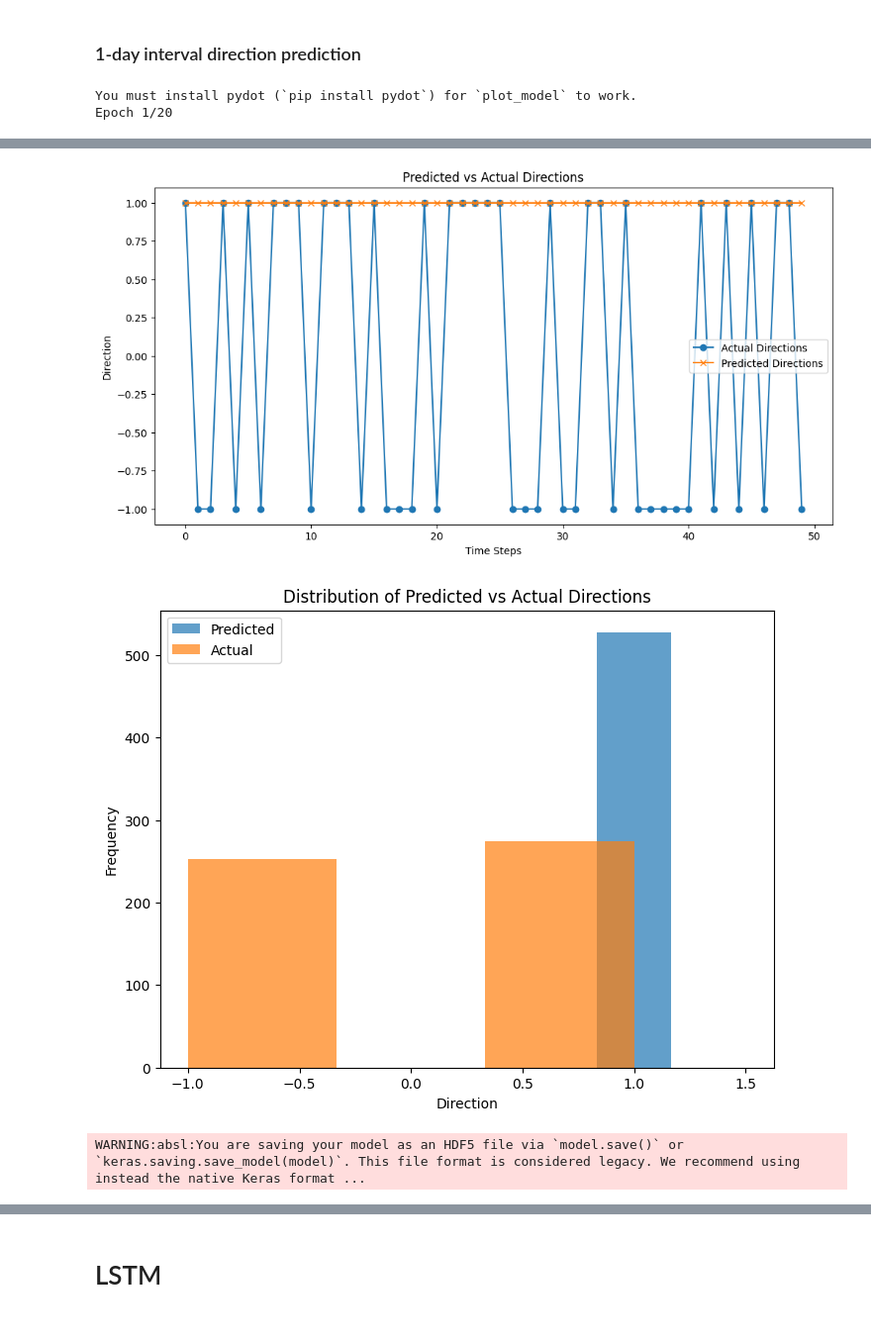
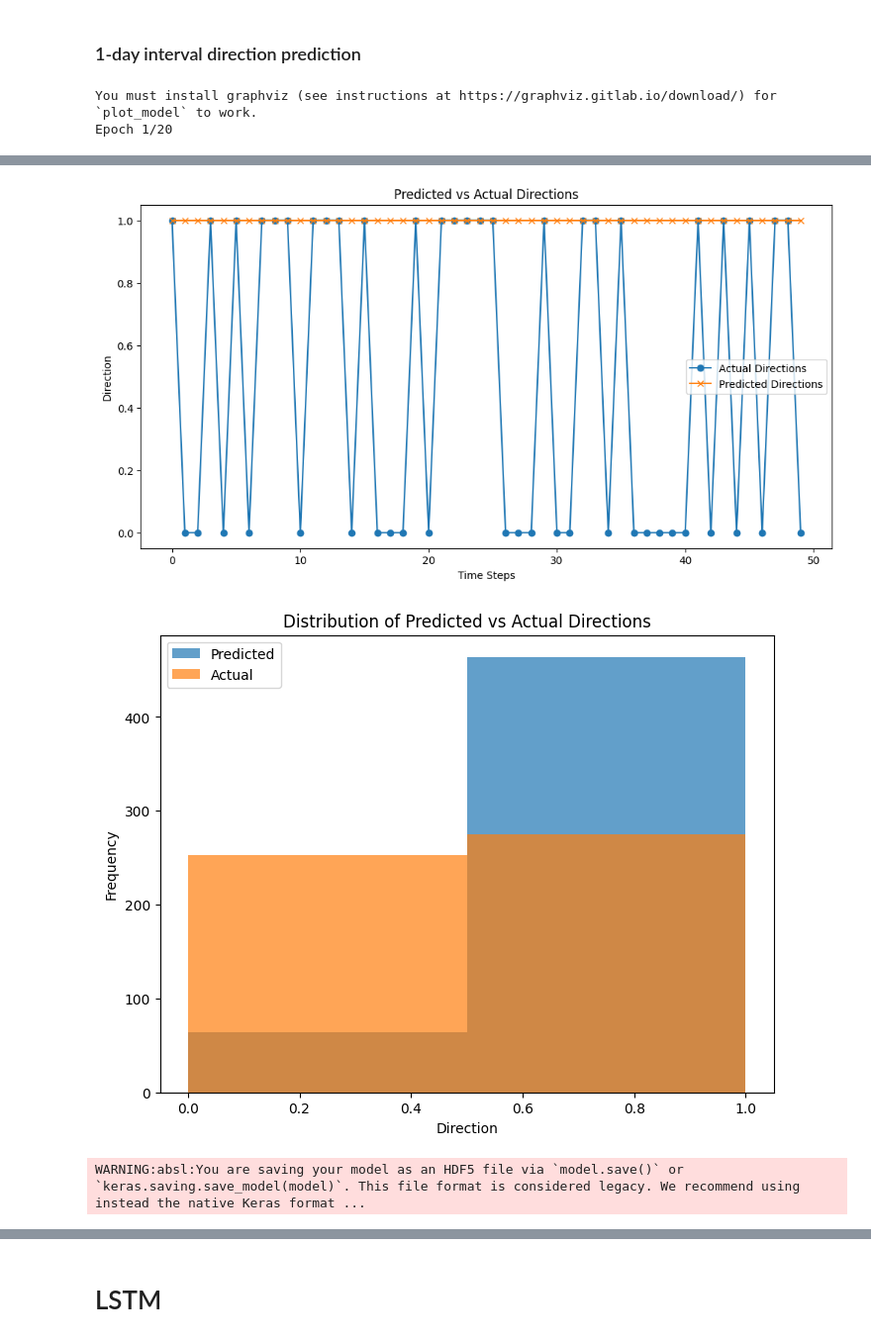
Before and after one commit to Jiazhou-Bi/BTC-Price-Prediction, a Jupyter notebook: scripts/06-model_data.ipynb, the cells around one changed output, grey strips where cells are left out. Shown at 99% size. Drawn from its saved outputs; the diff is of its cells as text; code cells hidden in the pictures.

```diff
--- a/scripts/06-model_data.ipynb
+++ b/scripts/06-model_data.ipynb
@@ -18,10 +18,14 @@ from sklearn.preprocessing import MinMaxScaler
 from tensorflow.keras.utils import to_categorical, plot_model
 import tensorflow as tf
 from tensorflow.keras.models import Sequential
-from tensorflow.keras.layers import Dense, SimpleRNN, Dropout
+from tensorflow.keras.layers import Dense, SimpleRNN, Dropout, LSTM
 from tensorflow.keras.utils import plot_model
-df_1m = pd.read_parquet('../data/02-analysis_data/cleaned_data_1m.parquet')
-df_1h = pd.read_parquet('../data/02-analysis_data/cleaned_data_1h.parquet')
-df_1d = pd.read_parquet('../data/02-analysis_data/cleaned_data_1d.parquet')
+from tensorflow.keras.optimizers import Adam
+from sklearn.metrics import confusion_matrix, ConfusionMatrixDisplay, classification_report
+import seaborn as sns
+df_1m = pd.read_parquet('../data/03-lagged_differences_data/lagged_differences_data_1m.parquet')
+df_1h = pd.read_parquet('../data/03-lagged_differences_data/lagged_differences_data_1h.parquet')
+df_1d = pd.read_parquet('../data/03-lagged_differences_data/lagged_differences_data_1d.parquet')
 df_1m.head()
+#data\03-lagged_differences_data\lagged_differences_data_1d.parquet
 # %% [output]
@@ -39,7 +43,7 @@ df_1m.head()
 ### 1-minute interval direction prediction
 # %%
 # Define features and target
-features = ['open', 'high', 'low', 'close', 'volume', 'was_missing']
+features = ['open_diff', 'high_diff', 'low_diff', 'close_diff', 'volume', 'was_missing']
 target = 'direction'
 X = df_1m[features]
 y = df_1m[target]
@@ -138,5 +142,6 @@ plt.legend()
 plt.show()
 
 # Save the model
-model.save('rnn_direction_model_1m.h5')
+#model.save('../model/RNN/Directional_Classification_Model/rnn_direction_model_1m.h5')
+model.save('../model/RNN/Directional_Classification_Model/rnn_direction_model_1m.keras')
 # %% [output]
@@ -169,19 +292,17 @@ WARNING:absl:You are saving your model as an HDF5 file via `model.save()` or `ke
 ### 1-day interval direction prediction
 # %%
 # Define features and target
-features = ['open', 'high', 'low', 'close', 'volume']
+features = ['open_diff', 'high_diff', 'low_diff', 'close_diff', 'volume']
 target = 'direction'
 X = df_1d[features]
 y = df_1d[target]
 
+# Map -1 to 0 for binary classification
+y_binary = (y + 1) // 2  # Map -1 to 0 and keep 1 as is
+
 # Normalize features
 scaler = MinMaxScaler()
 X_scaled = scaler.fit_transform(X)
-
-# Convert target to categorical
-# Shift target values from (-1, 0, 1) to (0, 1, 2) for one-hot encoding
-y_shifted = y + 1  # Shift values to be non-negative
-y_categorical = to_categorical(y_shifted, num_classes=3)  # One-hot encode
 
 # Function to create sequences
 def create_sequences(X, y, time_steps=10):
@@ -193,25 +314,25 @@ def create_sequences(X, y, time_steps=10):
 
 # Create sequences
 time_steps = 10
-X_seq, y_seq = create_sequences(X_scaled, y_categorical, time_steps=time_steps)
+X_seq, y_seq = create_sequences(X_scaled, y_binary.values, time_steps=time_steps)
 
 # Train-test split
 X_train, X_test, y_train, y_test = train_test_split(X_seq, y_seq, test_size=0.2, shuffle=False)
 
 # Define the RNN model
 model = Sequential([
-    SimpleRNN(64, activation='relu', input_shape=(time_steps, X_seq.shape[2])),
-    Dropout(0.2),
-    Dense(32, activation='relu'),
-    Dropout(0.2),
-    Dense(3, activation='softmax')  # Output for 3 classes (-1, 0, 1 mapped to 0, 1, 2)
+    SimpleRNN(128, activation='relu', input_shape=(time_steps, X_seq.shape[2])),
+    Dropout(0.3),
+    Dense(64, activation='relu'),
+    Dropout(0.3),
+    Dense(1, activation='sigmoid')  # Single output with sigmoid for binary classification
 ])
 
 # Compile the model
-model.compile(optimizer='adam', loss='categorical_crossentropy', metrics=['accuracy'])
+model.compile(optimizer=Adam(learning_rate=0.0001), loss='binary_crossentropy', metrics=['accuracy'])
 
 # Visualize the model architecture
-plot_model(model, to_file='rnn_model_architecture.png', show_shapes=True, show_layer_names=True)
+plot_model(model, to_file='rnn_model_architecture_binary.png', show_shapes=True, show_layer_names=True)
 
 # Train the model
 history = model.fit(
@@ -229,10 +350,11 @@ print(f"Test Accuracy: {accuracy}")
 
 # Predict the directions
 y_pred_prob = model.predict(X_test)
-y_pred_classes = np.argmax(y_pred_prob, axis=1) - 1  # Convert back to (-1, 0, 1)
+threshold = 0.51
+y_pred_classes = (y_pred_prob > threshold).astype(int)
 
 # Convert y_test back to original scale for comparison
-y_test_classes = np.argmax(y_test, axis=1) - 1
+y_test_classes = y_test
 
 # Visualize Training Progress
 # Accuracy
@@ -267,8 +389,8 @@ plt.show()
 
 # Visualize Prediction Distribution
 plt.figure(figsize=(8, 6))
-plt.hist(y_pred_classes, bins=3, alpha=0.7, label='Predicted')
-plt.hist(y_test_classes, bins=3, alpha=0.7, label='Actual')
+plt.hist(y_pred_classes, bins=2, alpha=0.7, label='Predicted')
+plt.hist(y_test_classes, bins=2, alpha=0.7, label='Actual')
 plt.title('Distribution of Predicted vs Actual Directions')
 plt.xlabel('Direction')
 plt.ylabel('Frequency')
@@ -276,7 +398,7 @@ plt.legend()
 plt.show()
 
 # Save the model
-model.save('../model/RNN/Directional_Classification_Model/rnn_direction_model_1d.h5')
+model.save('../model/RNN/Directional_Classification_Model/rnn_direction_model_binary_1d.h5')
 # %% [output]
-You must install pydot (`pip install pydot`) for `plot_model` to work.
+You must install graphviz (see instructions at https://graphviz.gitlab.io/download/) for `plot_model` to work.
 Epoch 1/20
@@ -302,3 +424,3 @@ Test Accuracy: 0.5208333134651184
-[figure, old version]
+[figure, new version]
-[figure, old version]
+[figure, new version]
 WARNING:absl:You are saving your model as an HDF5 file via `model.save()` or `keras.saving.save_model(model)`. This file format is considered legacy. We recommend using instead the native Keras format ...
```
Also changed, not shown: parts of 6 cells of this notebook, 8 other files.
